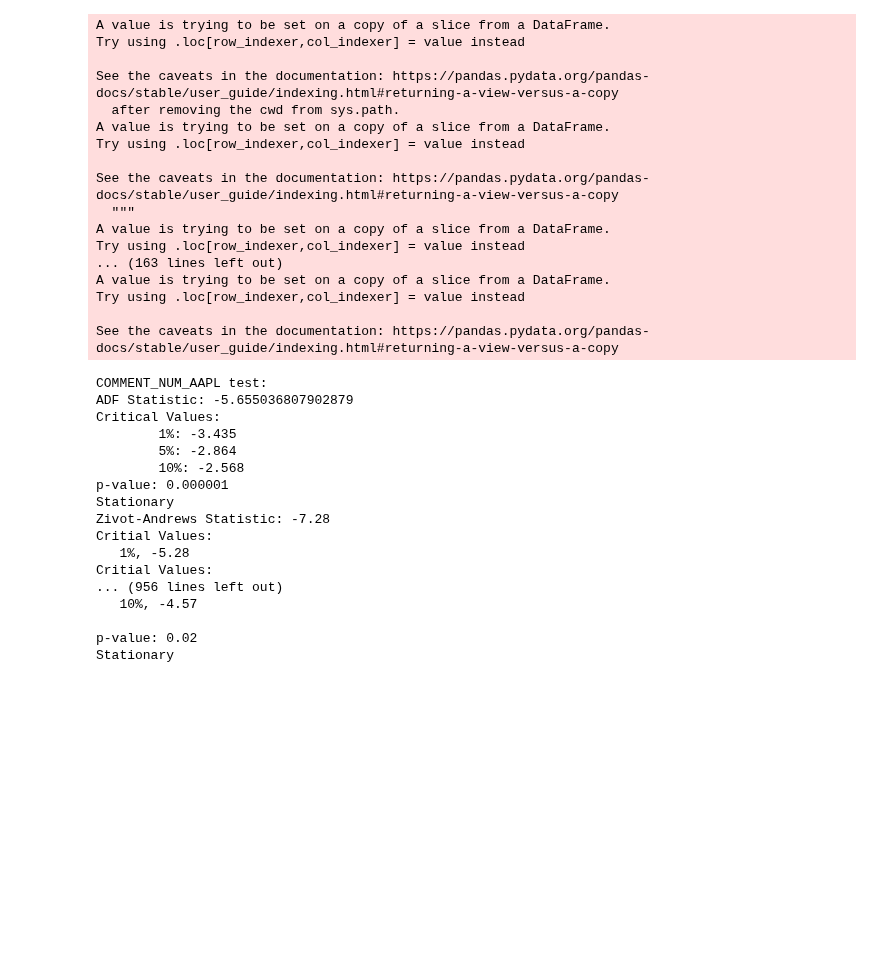
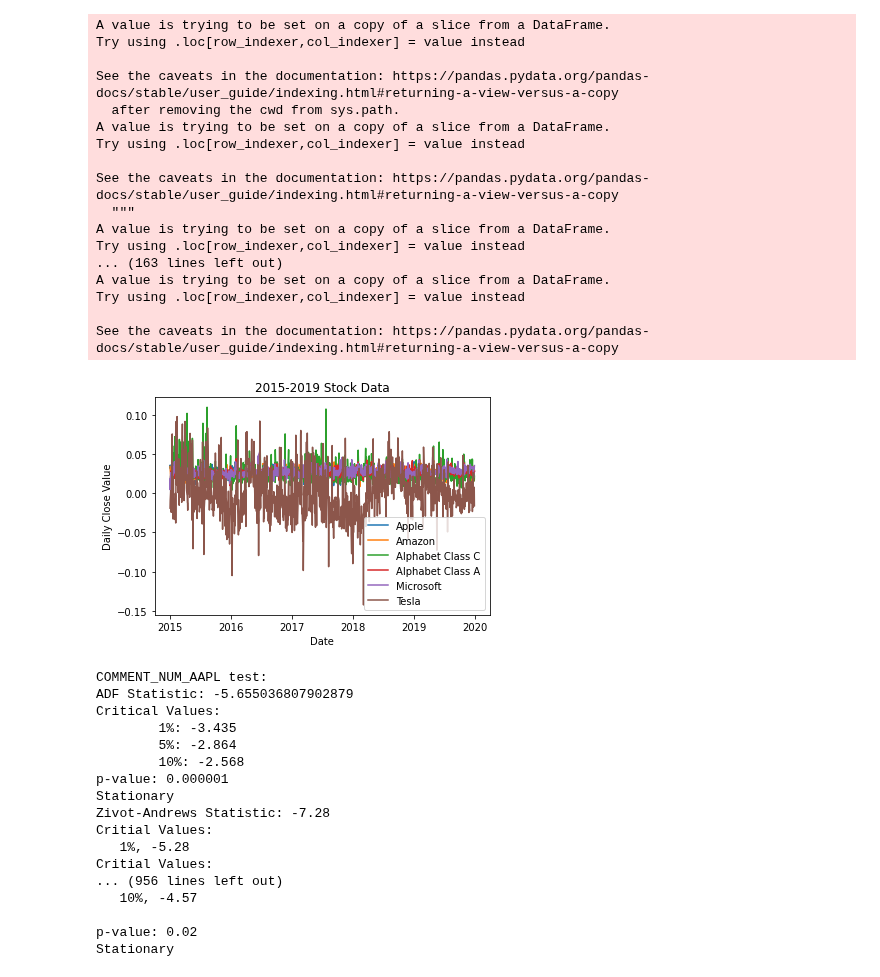
Before and after one commit to dssaenzml/ml703_timeSeriesCausalDiscovery, a Jupyter notebook: Pytrad/stocks_causal_discovery_pytrad_Diego.ipynb, the cells around one changed output. Saved outputs shown, nothing was run; the diff lists cells and outputs as text; code cells hidden in the pictures; blank space fills up the shorter version.

```diff
--- a/Pytrad/stocks_causal_discovery_pytrad_Diego.ipynb
+++ b/Pytrad/stocks_causal_discovery_pytrad_Diego.ipynb
@@ -424,6 +424,20 @@ A value is trying to be set on a copy of a slice from a DataFrame.
 Try using .loc[row_indexer,col_indexer] = value instead
 
 See the caveats in the documentation: https://pandas.pydata.org/pandas-docs/stable/user_guide/indexing.html#returning-a-view-versus-a-copy
+# %%
+plt.plot(tweetMetrics1519["log_retweet_num_AAPL"], label="Apple")
+plt.plot(tweetMetrics1519["log_retweet_num_AMZN"], label="Amazon")
+plt.plot(tweetMetrics1519["sqrt_retweet_num_GOOG"], label="Alphabet Class C")
+plt.plot(tweetMetrics1519["log_retweet_num_GOOGL"], label="Alphabet Class A")
+plt.plot(tweetMetrics1519["log_retweet_num_MSFT"], label="Microsoft")
+plt.plot(tweetMetrics1519["detrended_log_retweet_num_TSLA"], label="Tesla")
+plt.title("2015-2019 Stock Data")
+plt.xlabel("Date")
+plt.ylabel("Daily Close Value")
+plt.legend()
+plt.savefig("stock_time_series_example.png")
+# %% [output]
+[figure, added]
 # %%
 from statsmodels.tsa.stattools import adfuller
 from statsmodels.tsa.stattools import zivot_andrews
```
Also changed, not shown: 1 other file.
